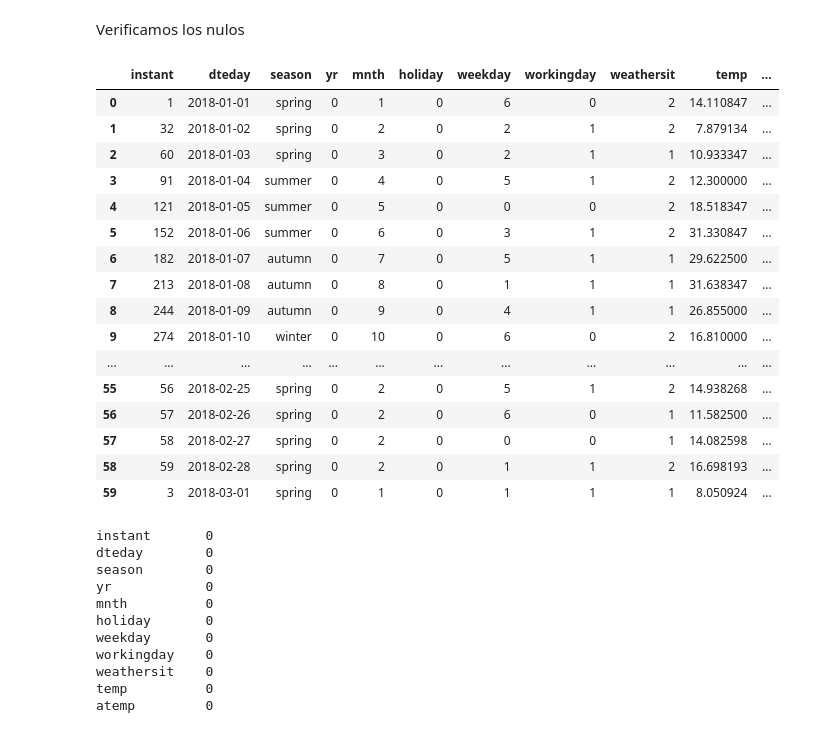
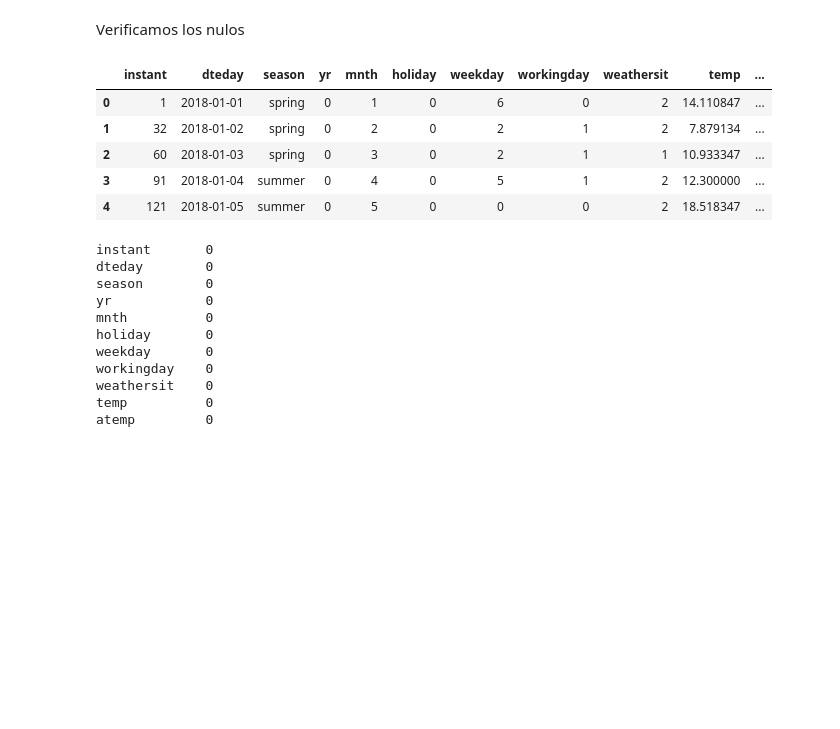
Before and after one commit to Adalab/project-DA-promo-B-modulo-3-team-1, a Jupyter notebook: tratamiento.ipynb, the cells around one changed output. Saved outputs shown, nothing was run; the diff lists cells and outputs as text; code cells hidden in the pictures; blank space fills up the shorter version.

```diff
--- a/tratamiento.ipynb
+++ b/tratamiento.ipynb
@@ -61,25 +57,14 @@ df.sort_values(by='dteday', inplace=True)
 # %%
 df.reset_index(drop=True, inplace=True)
 # %%
-df.head(60)
+df.head(5)
 # %% [output]
 |  | instant | dteday | season | yr | mnth | holiday | weekday | workingday | weathersit | temp | ... |
 | 0 | 1 | 2018-01-01 | spring | 0 | 1 | 0 | 6 | 0 | 2 | 14.110847 | ... |
 | 1 | 32 | 2018-01-02 | spring | 0 | 2 | 0 | 2 | 1 | 2 | 7.879134 | ... |
 | 2 | 60 | 2018-01-03 | spring | 0 | 3 | 0 | 2 | 1 | 1 | 10.933347 | ... |
 | 3 | 91 | 2018-01-04 | summer | 0 | 4 | 0 | 5 | 1 | 2 | 12.300000 | ... |
 | 4 | 121 | 2018-01-05 | summer | 0 | 5 | 0 | 0 | 0 | 2 | 18.518347 | ... |
-| 5 | 152 | 2018-01-06 | summer | 0 | 6 | 0 | 3 | 1 | 2 | 31.330847 | ... |
-| 6 | 182 | 2018-01-07 | autumn | 0 | 7 | 0 | 5 | 1 | 1 | 29.622500 | ... |
-| 7 | 213 | 2018-01-08 | autumn | 0 | 8 | 0 | 1 | 1 | 1 | 31.638347 | ... |
-| 8 | 244 | 2018-01-09 | autumn | 0 | 9 | 0 | 4 | 1 | 1 | 26.855000 | ... |
-| 9 | 274 | 2018-01-10 | winter | 0 | 10 | 0 | 6 | 0 | 2 | 16.810000 | ... |
-| ... | ... | ... | ... | ... | ... | ... | ... | ... | ... | ... | ... |
-| 55 | 56 | 2018-02-25 | spring | 0 | 2 | 0 | 5 | 1 | 2 | 14.938268 | ... |
-| 56 | 57 | 2018-02-26 | spring | 0 | 2 | 0 | 6 | 0 | 1 | 11.582500 | ... |
-| 57 | 58 | 2018-02-27 | spring | 0 | 2 | 0 | 0 | 0 | 1 | 14.082598 | ... |
-| 58 | 59 | 2018-02-28 | spring | 0 | 2 | 0 | 1 | 1 | 2 | 16.698193 | ... |
-| 59 | 3 | 2018-03-01 | spring | 0 | 1 | 0 | 1 | 1 | 1 | 8.050924 | ... |
 # %%
 df.isnull().sum()
 # %% [output]
```
Also changed, not shown: parts of 61 cells of this notebook.
